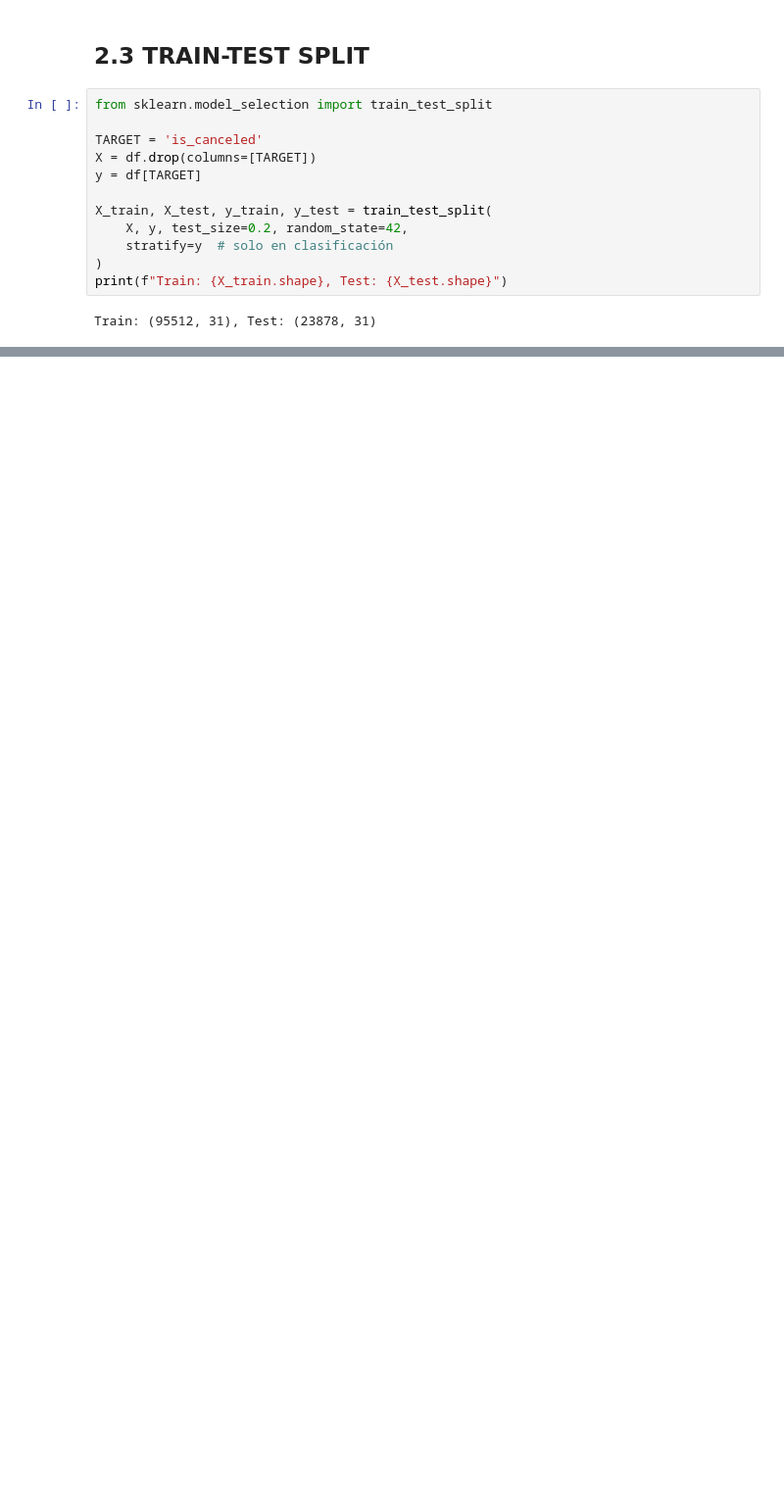
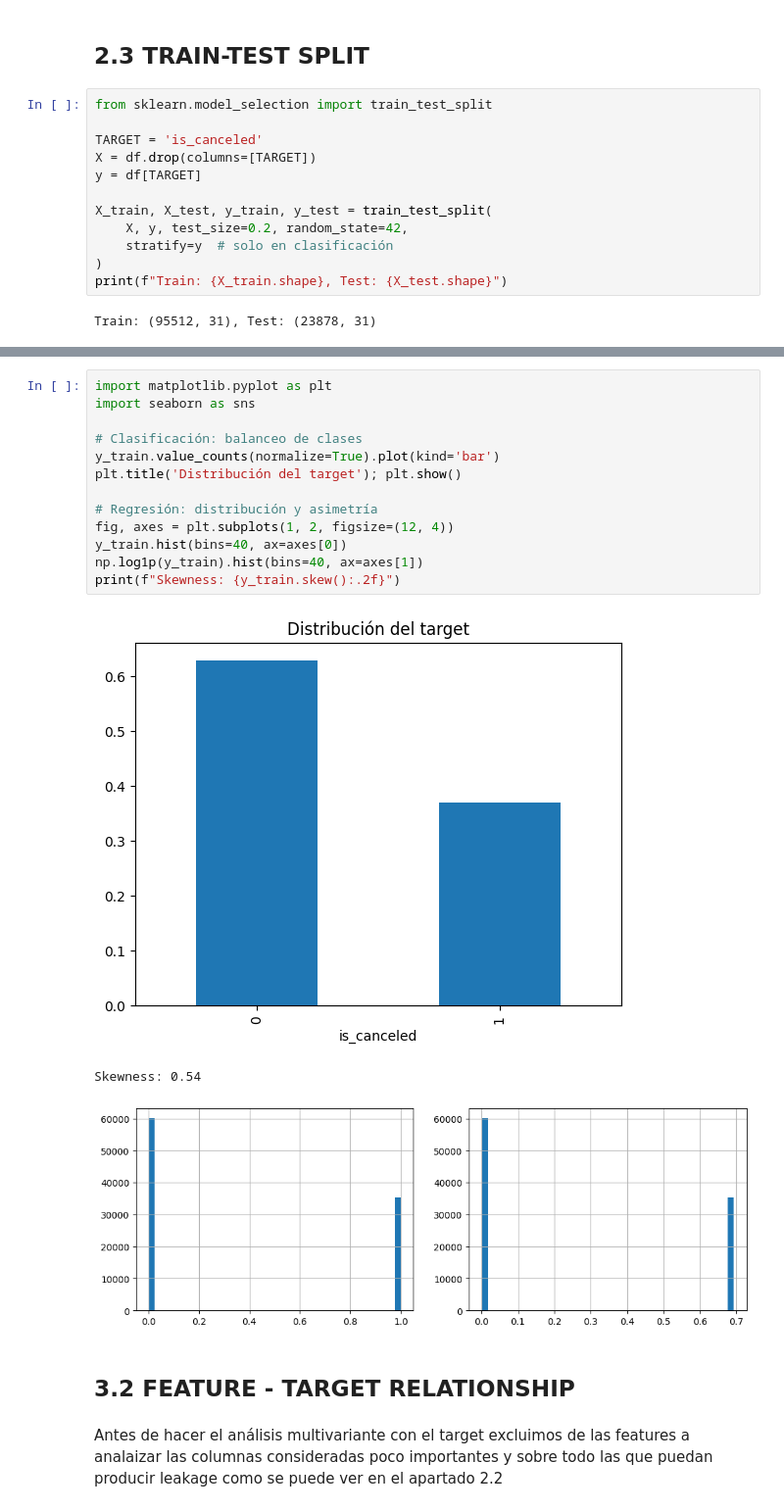
Before and after one commit to mrguezrodriguez/ML_hotel_bookings, a Jupyter notebook: main.ipynb, the cells around one changed output, grey strips where cells are left out. Shown at 98% size. Drawn from its saved outputs; the diff is of its cells as text; blank space fills up the shorter version.

```diff
--- a/main.ipynb
+++ b/main.ipynb
@@ -236,0 +247,21 @@ Train: (95512, 31), Test: (23878, 31)
+# %%
+import matplotlib.pyplot as plt
+import seaborn as sns
+
+# Clasificación: balanceo de clases
+y_train.value_counts(normalize=True).plot(kind='bar')
+plt.title('Distribución del target'); plt.show()
+
+# Regresión: distribución y asimetría
+fig, axes = plt.subplots(1, 2, figsize=(12, 4))
+y_train.hist(bins=40, ax=axes[0])
+np.log1p(y_train).hist(bins=40, ax=axes[1])
+print(f"Skewness: {y_train.skew():.2f}")
+# %% [output]
+[figure, added]
+Skewness: 0.54
+[figure, added]
+# %% [markdown]
+## 3.2 FEATURE - TARGET RELATIONSHIP
+# %% [markdown]
+Antes de hacer el análisis multivariante con el target excluimos de las features a analaizar las columnas consideradas poco importantes y sobre todo las que puedan producir leakage como se puede ver en el apartado 2.2
```
Also changed, not shown: parts of 23 cells of this notebook.
